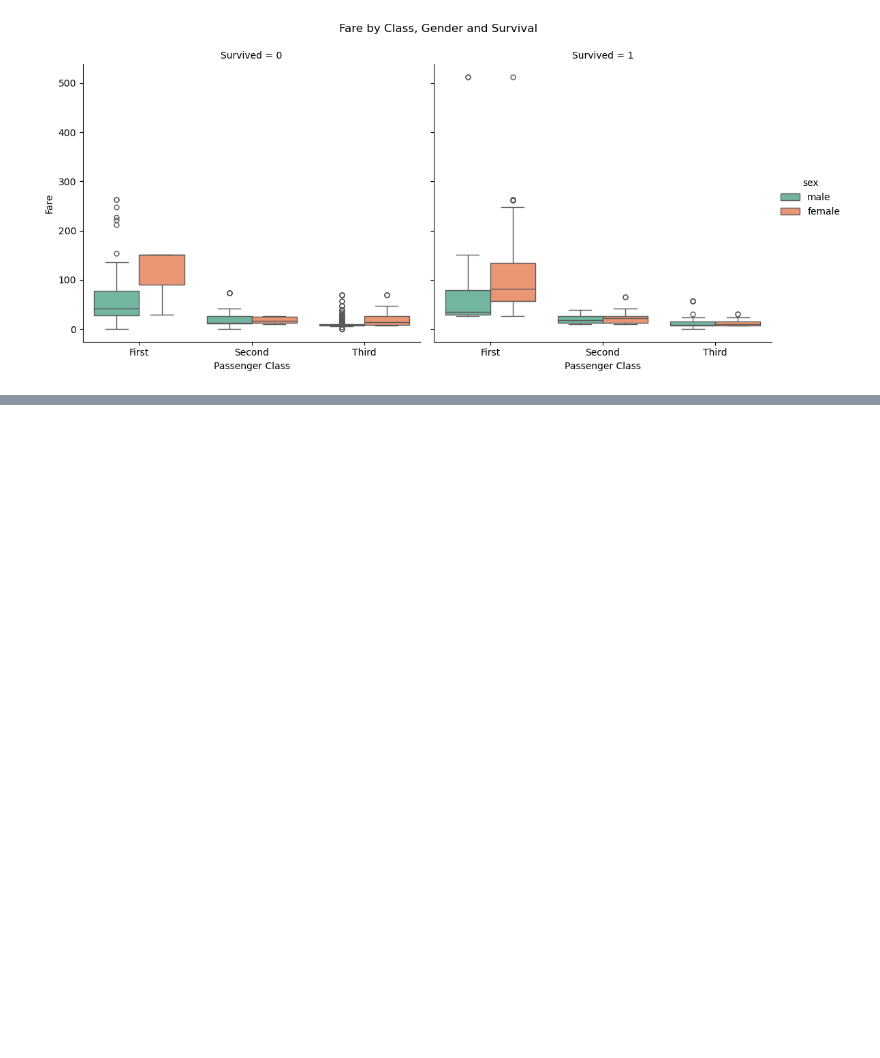
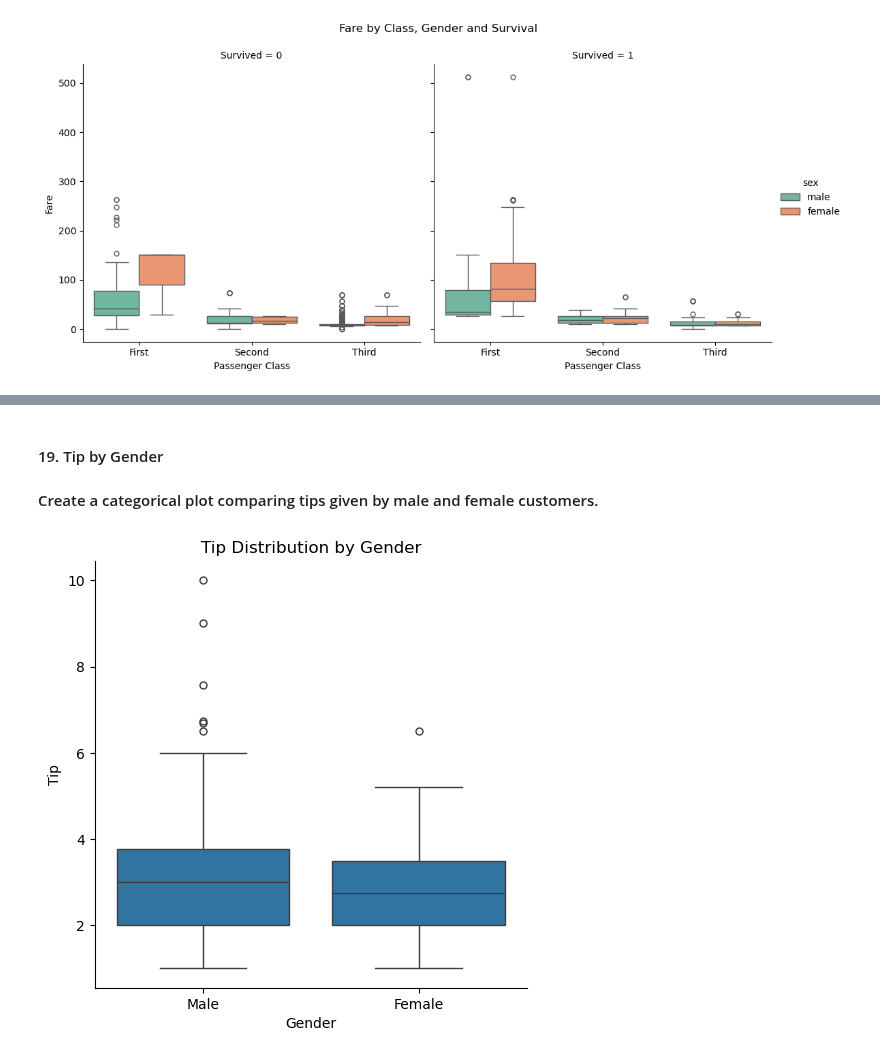
Before and after one commit to rohitdeore2151/python-daily-task, a Jupyter notebook: Task 42 Seaborn Catplot Function .ipynb, the cells around one changed output, grey strips where cells are left out. Saved outputs shown, nothing was run; the diff lists cells and outputs as text; code cells hidden in the pictures; blank space fills up the shorter version.

```diff
--- a/Task 42 Seaborn Catplot Function .ipynb
+++ b/Task 42 Seaborn Catplot Function .ipynb
@@ -339,0 +413,17 @@ plt.show()
+# %% [markdown]
+#### 19. Tip by Gender
+#### Create a categorical plot comparing tips given by male and female customers.
+# %%
+sns.catplot(
+    data=tips,
+    x="sex",
+    y="tip",
+    kind="box"
+)
+
+plt.title("Tip Distribution by Gender")
+plt.xlabel("Gender")
+plt.ylabel("Tip")
+plt.show()
+# %% [output]
+[figure, added]
```
Also changed, not shown: parts of 30 cells of this notebook.
